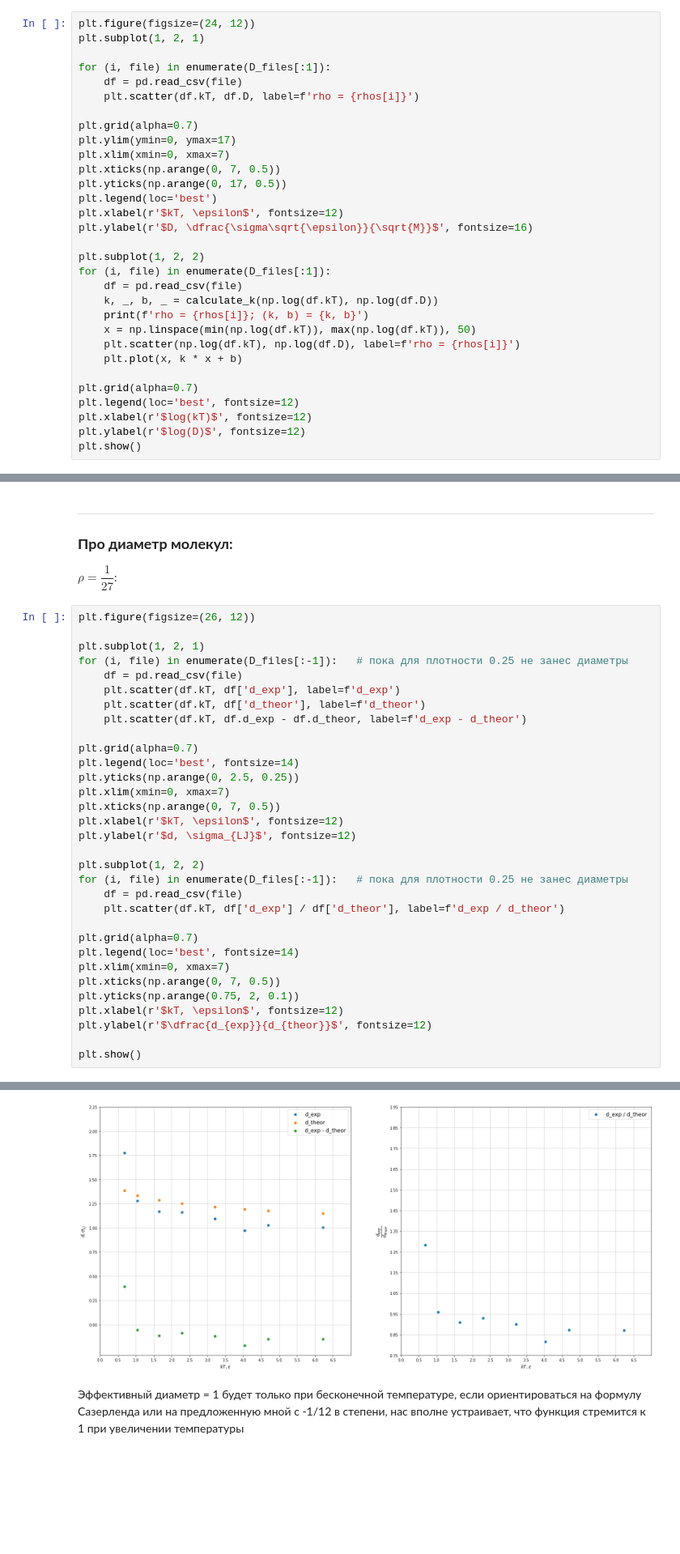
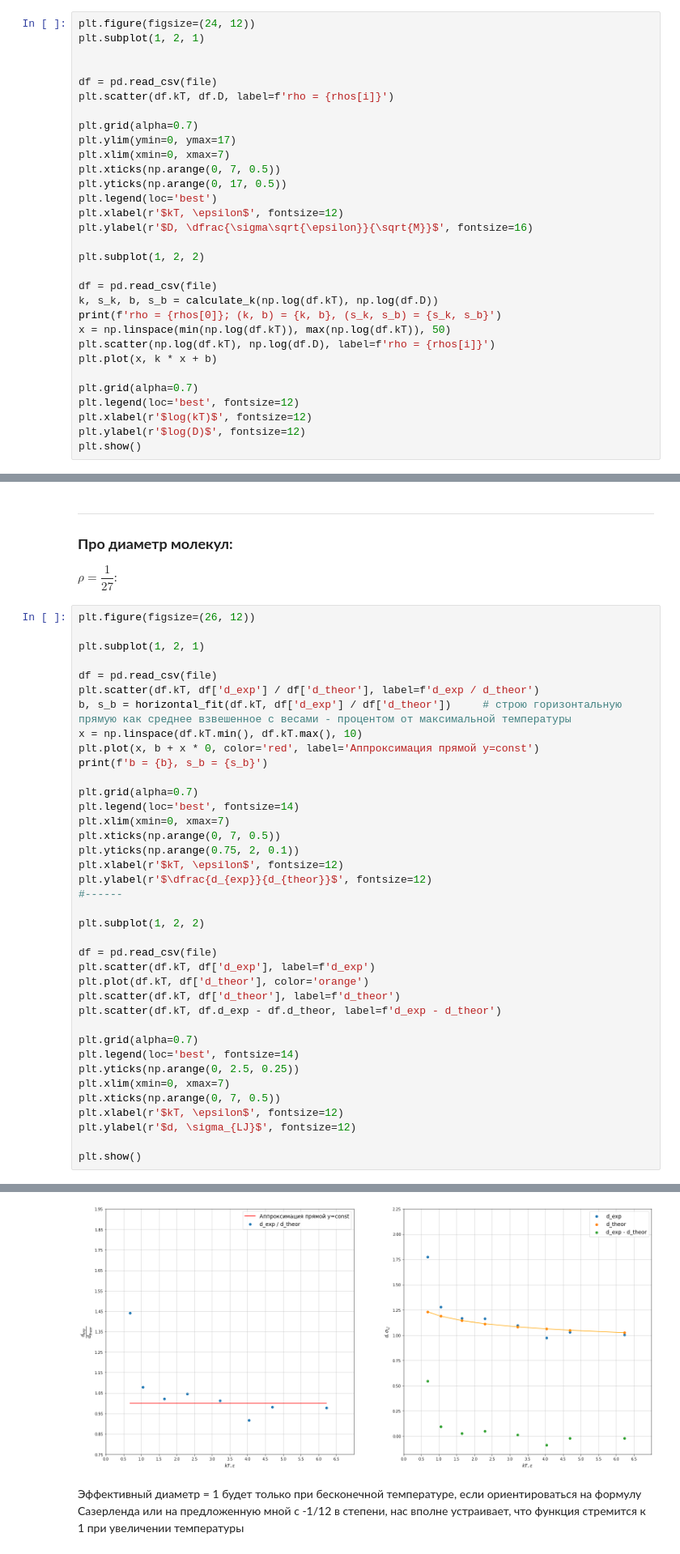
Before and after one commit to Alphonsce/molecular_modeling, a Jupyter notebook: python_realization/final_plotting.ipynb, the cells around one changed output, grey strips where cells are left out. Shown at 81% size. Cells and saved outputs as stored; diff of their text form; blank space fills up the shorter version.

```diff
--- a/python_realization/final_plotting.ipynb
+++ b/python_realization/final_plotting.ipynb
@@ -506,9 +532,9 @@ D_files = [
 plt.figure(figsize=(24, 12))
 plt.subplot(1, 2, 1)
 
-for (i, file) in enumerate(D_files[:1]):
-    df = pd.read_csv(file)
-    plt.scatter(df.kT, df.D, label=f'rho = {rhos[i]}')
+
+df = pd.read_csv(file)
+plt.scatter(df.kT, df.D, label=f'rho = {rhos[i]}')
 
 plt.grid(alpha=0.7)
 plt.ylim(ymin=0, ymax=17)
@@ -520,13 +546,13 @@ plt.xlabel(r'$kT, \epsilon$', fontsize=12)
 plt.ylabel(r'$D, \dfrac{\sigma\sqrt{\epsilon}}{\sqrt{M}}$', fontsize=16)
 
 plt.subplot(1, 2, 2)
-for (i, file) in enumerate(D_files[:1]):
-    df = pd.read_csv(file)
-    k, _, b, _ = calculate_k(np.log(df.kT), np.log(df.D))
-    print(f'rho = {rhos[i]}; (k, b) = {k, b}')
-    x = np.linspace(min(np.log(df.kT)), max(np.log(df.kT)), 50)
-    plt.scatter(np.log(df.kT), np.log(df.D), label=f'rho = {rhos[i]}')
-    plt.plot(x, k * x + b)
+
+df = pd.read_csv(file)
+k, s_k, b, s_b = calculate_k(np.log(df.kT), np.log(df.D))
+print(f'rho = {rhos[0]}; (k, b) = {k, b}, (s_k, s_b) = {s_k, s_b}')
+x = np.linspace(min(np.log(df.kT)), max(np.log(df.kT)), 50)
+plt.scatter(np.log(df.kT), np.log(df.D), label=f'rho = {rhos[i]}')
+plt.plot(x, k * x + b)
 
 plt.grid(alpha=0.7)
 plt.legend(loc='best', fontsize=12)
@@ -549,11 +575,30 @@ $\rho = \dfrac{1}{27}$:
 plt.figure(figsize=(26, 12))
 
 plt.subplot(1, 2, 1)
-for (i, file) in enumerate(D_files[:-1]):   # пока для плотности 0.25 не занес диаметры
-    df = pd.read_csv(file)
-    plt.scatter(df.kT, df['d_exp'], label=f'd_exp')
-    plt.scatter(df.kT, df['d_theor'], label=f'd_theor')
-    plt.scatter(df.kT, df.d_exp - df.d_theor, label=f'd_exp - d_theor')
+
+df = pd.read_csv(file)
+plt.scatter(df.kT, df['d_exp'] / df['d_theor'], label=f'd_exp / d_theor')
+b, s_b = horizontal_fit(df.kT, df['d_exp'] / df['d_theor'])     # строю горизонтальную прямую как среднее взвешенное с весами - процентом от максимальной температуры
+x = np.linspace(df.kT.min(), df.kT.max(), 10)
+plt.plot(x, b + x * 0, color='red', label='Аппроксимация прямой y=const')
+print(f'b = {b}, s_b = {s_b}')
+
+plt.grid(alpha=0.7)
+plt.legend(loc='best', fontsize=14)
+plt.xlim(xmin=0, xmax=7)
+plt.xticks(np.arange(0, 7, 0.5))
+plt.yticks(np.arange(0.75, 2, 0.1))
+plt.xlabel(r'$kT, \epsilon$', fontsize=12)
+plt.ylabel(r'$\dfrac{d_{exp}}{d_{theor}}$', fontsize=12)
+#------
+
+plt.subplot(1, 2, 2)
+
+df = pd.read_csv(file)
+plt.scatter(df.kT, df['d_exp'], label=f'd_exp')
+plt.plot(df.kT, df['d_theor'], color='orange')
+plt.scatter(df.kT, df['d_theor'], label=f'd_theor')
+plt.scatter(df.kT, df.d_exp - df.d_theor, label=f'd_exp - d_theor')
 
 plt.grid(alpha=0.7)
 plt.legend(loc='best', fontsize=14)
@@ -563,18 +608,5 @@ plt.xticks(np.arange(0, 7, 0.5))
 plt.xlabel(r'$kT, \epsilon$', fontsize=12)
 plt.ylabel(r'$d, \sigma_{LJ}$', fontsize=12)
 
-plt.subplot(1, 2, 2)
-for (i, file) in enumerate(D_files[:-1]):   # пока для плотности 0.25 не занес диаметры
-    df = pd.read_csv(file)
-    plt.scatter(df.kT, df['d_exp'] / df['d_theor'], label=f'd_exp / d_theor')
-
-plt.grid(alpha=0.7)
-plt.legend(loc='best', fontsize=14)
-plt.xlim(xmin=0, xmax=7)
-plt.xticks(np.arange(0, 7, 0.5))
-plt.yticks(np.arange(0.75, 2, 0.1))
-plt.xlabel(r'$kT, \epsilon$', fontsize=12)
-plt.ylabel(r'$\dfrac{d_{exp}}{d_{theor}}$', fontsize=12)
-
 plt.show()
 # %% [output]
@@ -581,4 +614,4 @@ plt.show()
-[figure, old version]
+[figure, new version]
 # %% [markdown]
 Эффективный диаметр = 1 будет только при бесконечной температуре, если ориентироваться на формулу Сазерленда или на предложенную мной с -1/12 в степени, нас вполне устраивает, что функция стремится к 1 при увеличении температуры
 # %% [markdown]
```
Also changed, not shown: parts of 24 cells of this notebook, 2 other files.
